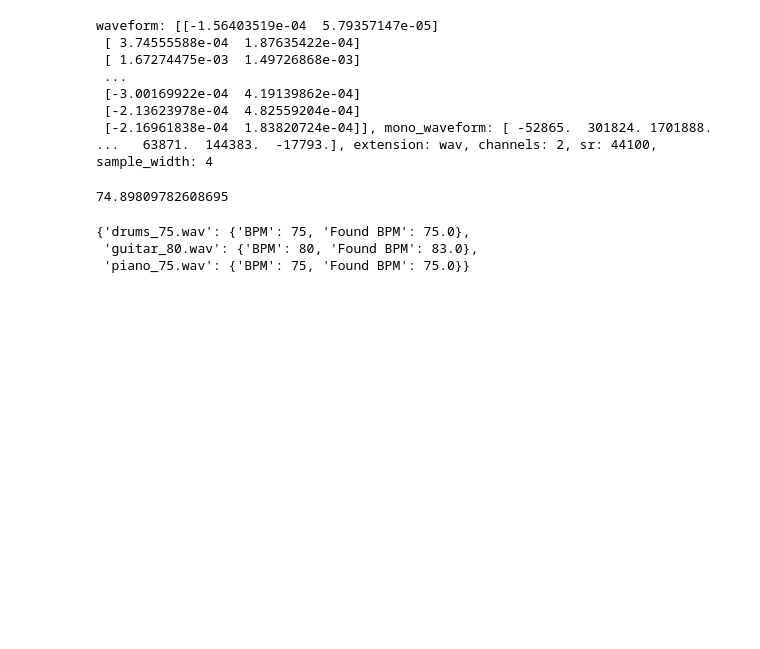
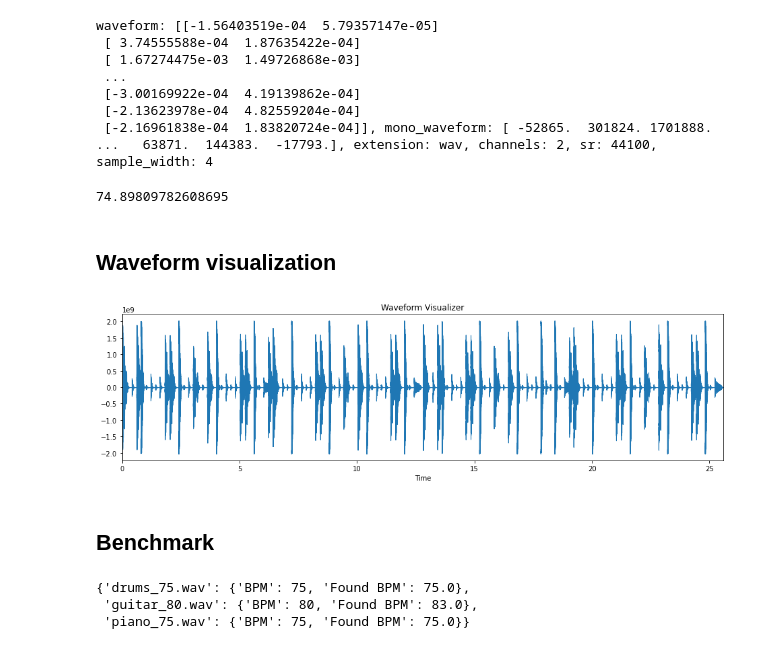
Before and after one commit to Hadryan/sunflower-1, a Jupyter notebook: notebooks/audio_analysis.ipynb, the cells around one changed output. Cells and saved outputs as stored; diff of their text form; code cells hidden in the pictures; blank space fills up the shorter version.

Commit message:
:sparkles: Basic Waveform Visualizer

```diff
--- a/notebooks/audio_analysis.ipynb
+++ b/notebooks/audio_analysis.ipynb
@@ -41,6 +45,14 @@ song_analyzer.detect_tempo()
 print(song_analyzer.tempo)
 # %% [output]
 74.89809782608695
+# %% [markdown]
+## Waveform visualization
+# %%
+visualize_waveform(song)
+# %% [output]
+[figure, added]
+# %% [markdown]
+## Benchmark
 # %%
 run_benchmark()
 # %% [output]
```
Also changed, not shown: parts of 2 cells of this notebook, 2 other files.
